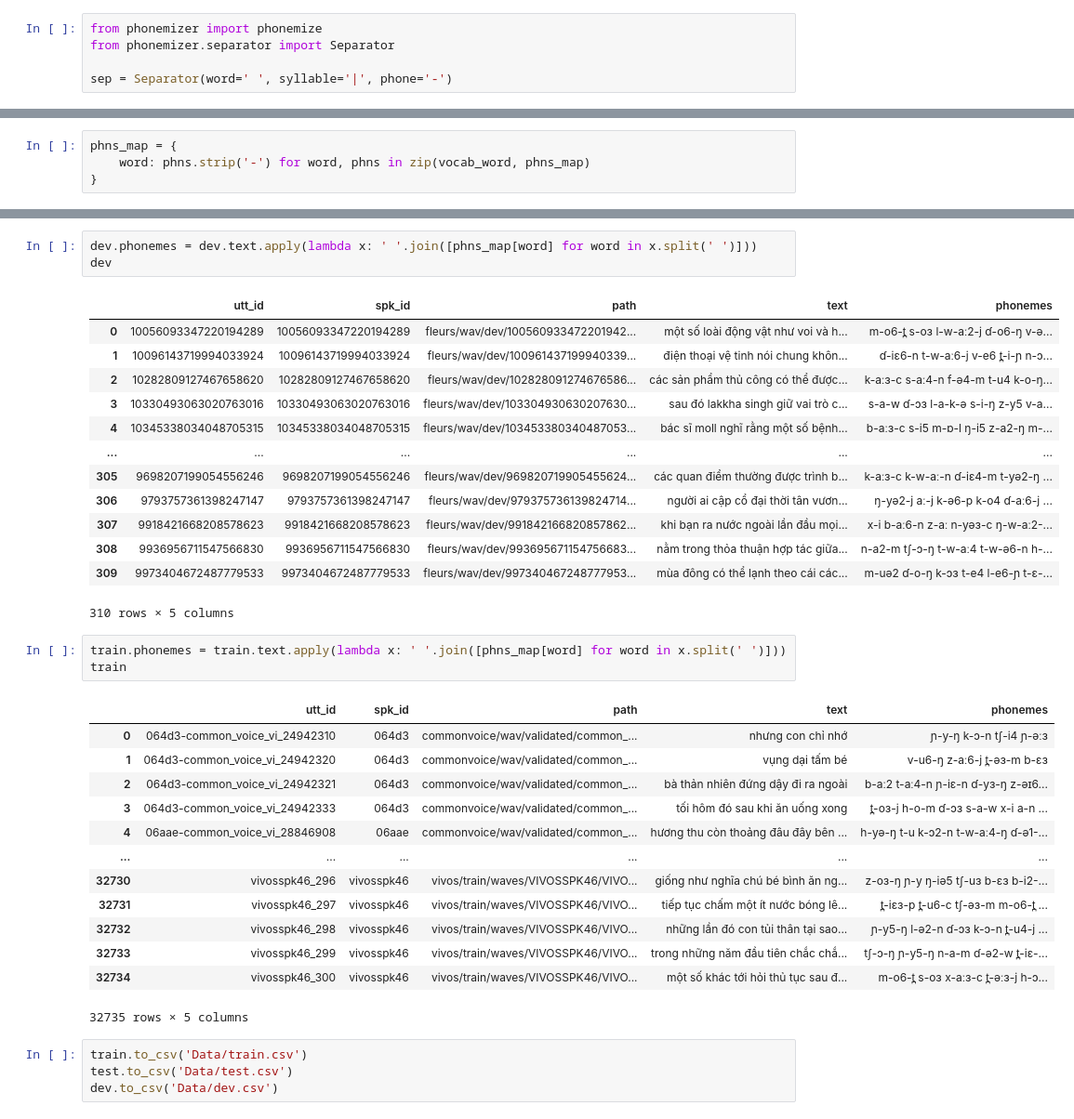
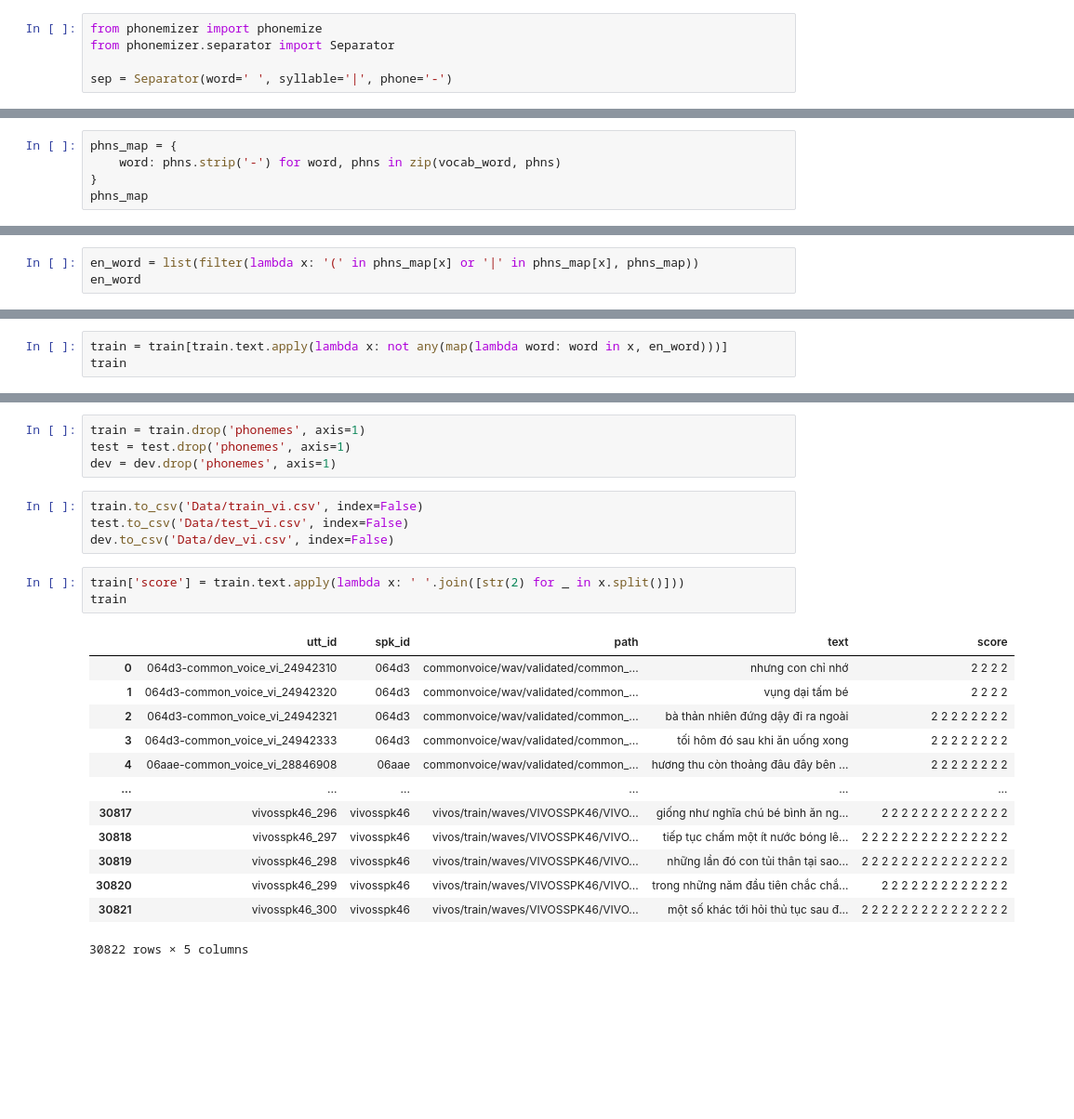
Before and after one commit to hoale0231/A-Deep-Learning-Based-Strategy-for-Vietnamese-Incorrect-Pronunciation-Detection, a Jupyter notebook: preprocessing.ipynb, the cells around one changed output, grey strips where cells are left out. Shown at 93% size. Drawn from its saved outputs; the diff is of its cells as text; blank space fills up the shorter version.

```diff
--- a/preprocessing.ipynb
+++ b/preprocessing.ipynb
@@ -42,4 +65,5 @@ sep = Separator(word=' ', syllable='|', phone='-')
 # %%
 phns_map = {
-    word: phns.strip('-') for word, phns in zip(vocab_word, phns_map)
+    word: phns.strip('-') for word, phns in zip(vocab_word, phns)
 }
+phns_map
@@ -65,0 +88,3 @@ phns_map
+# %%
+en_word = list(filter(lambda x: '(' in phns_map[x] or '|' in phns_map[x], phns_map))
+en_word
@@ -65,0 +93,3 @@ phns_map
+# %%
+train = train[train.text.apply(lambda x: not any(map(lambda word: word in x, en_word)))]
+train
@@ -66,38 +127,25 @@ phns_map
+# %%
+train = train.drop('phonemes', axis=1)
+test = test.drop('phonemes', axis=1)
+dev = dev.drop('phonemes', axis=1)
+# %%
+train.to_csv('Data/train_vi.csv', index=False)
+test.to_csv('Data/test_vi.csv', index=False)
+dev.to_csv('Data/dev_vi.csv', index=False)
 # %%
-dev.phonemes = dev.text.apply(lambda x: ' '.join([phns_map[word] for word in x.split(' ')]))
-dev
+train['score'] = train.text.apply(lambda x: ' '.join([str(2) for _ in x.split()]))
+train
 # %% [output]
-|  | utt_id | spk_id | path | text | phonemes |
-| 0 | 10056093347220194289 | 10056093347220194289 | fleurs/wav/dev/100560933472201942... | một số loài động vật như voi và h... | m-o6-t̪ s-oɜ l-w-aː2-j ɗ-o6-ŋ v-ə... |
-| 1 | 10096143719994033924 | 10096143719994033924 | fleurs/wav/dev/100961437199940339... | điện thoại vệ tinh nói chung khôn... | ɗ-iɛ6-n t-w-aː6-j v-e6 t̪-i-ɲ n-ɔ... |
-| 2 | 10282809127467658620 | 10282809127467658620 | fleurs/wav/dev/102828091274676586... | các sản phẩm thủ công có thể được... | k-aːɜ-c s-aː4-n f-ə4-m t-u4 k-o-ŋ... |
-| 3 | 10330493063020763016 | 10330493063020763016 | fleurs/wav/dev/103304930630207630... | sau đó lakkha singh giữ vai trò c... | s-a-w ɗ-ɔɜ l-a-k-ə s-i-ŋ z-y5 v-a... |
-| 4 | 10345338034048705315 | 10345338034048705315 | fleurs/wav/dev/103453380340487053... | bác sĩ moll nghĩ rằng một số bệnh... | b-aːɜ-c s-i5 m-ɒ-l ŋ-i5 z-a2-ŋ m-... |
+|  | utt_id | spk_id | path | text | score |
+| 0 | 064d3-common_voice_vi_24942310 | 064d3 | commonvoice/wav/validated/common_... | nhưng con chỉ nhớ | 2 2 2 2 |
+| 1 | 064d3-common_voice_vi_24942320 | 064d3 | commonvoice/wav/validated/common_... | vụng dại tấm bé | 2 2 2 2 |
+| 2 | 064d3-common_voice_vi_24942321 | 064d3 | commonvoice/wav/validated/common_... | bà thản nhiên đứng dậy đi ra ngoài | 2 2 2 2 2 2 2 2 |
+| 3 | 064d3-common_voice_vi_24942333 | 064d3 | commonvoice/wav/validated/common_... | tối hôm đó sau khi ăn uống xong | 2 2 2 2 2 2 2 2 |
+| 4 | 06aae-common_voice_vi_28846908 | 06aae | commonvoice/wav/validated/common_... | hương thu còn thoảng đâu đây bên ... | 2 2 2 2 2 2 2 2 |
 | ... | ... | ... | ... | ... | ... |
-| 305 | 9698207199054556246 | 9698207199054556246 | fleurs/wav/dev/969820719905455624... | các quan điểm thường được trình b... | k-aːɜ-c k-w-aː-n ɗ-iɛ4-m t-yə2-ŋ ... |
-| 306 | 9793757361398247147 | 9793757361398247147 | fleurs/wav/dev/979375736139824714... | người ai cập cổ đại thời tân vươn... | ŋ-yə2-j aː-j k-ə6-p k-o4 ɗ-aː6-j ... |
-| 307 | 9918421668208578623 | 9918421668208578623 | fleurs/wav/dev/991842166820857862... | khi bạn ra nước ngoài lần đầu mọi... | x-i b-aː6-n z-aː n-yəɜ-c ŋ-w-aː2-... |
-| 308 | 9936956711547566830 | 9936956711547566830 | fleurs/wav/dev/993695671154756683... | nằm trong thỏa thuận hợp tác giữa... | n-a2-m tʃ-ɔ-ŋ t-w-aː4 t-w-ə6-n h-... |
-| 309 | 9973404672487779533 | 9973404672487779533 | fleurs/wav/dev/997340467248777953... | mùa đông có thể lạnh theo cái các... | m-uə2 ɗ-o-ŋ k-ɔɜ t-e4 l-e6-ɲ t-ɛ-... |
+| 30817 | vivosspk46_296 | vivosspk46 | vivos/train/waves/VIVOSSPK46/VIVO... | giống như nghĩa chú bé bình ăn ng... | 2 2 2 2 2 2 2 2 2 2 2 2 2 |
+| 30818 | vivosspk46_297 | vivosspk46 | vivos/train/waves/VIVOSSPK46/VIVO... | tiếp tục chấm một ít nước bóng lê... | 2 2 2 2 2 2 2 2 2 2 2 2 2 2 2 |
+| 30819 | vivosspk46_298 | vivosspk46 | vivos/train/waves/VIVOSSPK46/VIVO... | những lần đó con tủi thân tại sao... | 2 2 2 2 2 2 2 2 2 2 2 2 2 2 2 |
+| 30820 | vivosspk46_299 | vivosspk46 | vivos/train/waves/VIVOSSPK46/VIVO... | trong những năm đầu tiên chắc chắ... | 2 2 2 2 2 2 2 2 2 2 2 2 2 |
+| 30821 | vivosspk46_300 | vivosspk46 | vivos/train/waves/VIVOSSPK46/VIVO... | một số khác tới hỏi thủ tục sau đ... | 2 2 2 2 2 2 2 2 2 2 2 2 2 2 2 |
-310 rows × 5 columns
+30822 rows × 5 columns
-# %%
-train.phonemes = train.text.apply(lambda x: ' '.join([phns_map[word] for word in x.split(' ')]))
-train
-# %% [output]
-|  | utt_id | spk_id | path | text | phonemes |
-| 0 | 064d3-common_voice_vi_24942310 | 064d3 | commonvoice/wav/validated/common_... | nhưng con chỉ nhớ | ɲ-y-ŋ k-ɔ-n tʃ-i4 ɲ-əːɜ |
-| 1 | 064d3-common_voice_vi_24942320 | 064d3 | commonvoice/wav/validated/common_... | vụng dại tấm bé | v-u6-ŋ z-aː6-j t̪-əɜ-m b-ɛɜ |
-| 2 | 064d3-common_voice_vi_24942321 | 064d3 | commonvoice/wav/validated/common_... | bà thản nhiên đứng dậy đi ra ngoài | b-aː2 t-aː4-n ɲ-iɛ-n ɗ-yɜ-ŋ z-əɪ6... |
-| 3 | 064d3-common_voice_vi_24942333 | 064d3 | commonvoice/wav/validated/common_... | tối hôm đó sau khi ăn uống xong | t̪-oɜ-j h-o-m ɗ-ɔɜ s-a-w x-i a-n ... |
-| 4 | 06aae-common_voice_vi_28846908 | 06aae | commonvoice/wav/validated/common_... | hương thu còn thoảng đâu đây bên ... | h-yə-ŋ t-u k-ɔ2-n t-w-aː4-ŋ ɗ-ə1-... |
-| ... | ... | ... | ... | ... | ... |
-| 32730 | vivosspk46_296 | vivosspk46 | vivos/train/waves/VIVOSSPK46/VIVO... | giống như nghĩa chú bé bình ăn ng... | z-oɜ-ŋ ɲ-y ŋ-iə5 tʃ-uɜ b-ɛɜ b-i2-... |
-| 32731 | vivosspk46_297 | vivosspk46 | vivos/train/waves/VIVOSSPK46/VIVO... | tiếp tục chấm một ít nước bóng lê... | t̪-iɛɜ-p t̪-u6-c tʃ-əɜ-m m-o6-t̪ ... |
-| 32732 | vivosspk46_298 | vivosspk46 | vivos/train/waves/VIVOSSPK46/VIVO... | những lần đó con tủi thân tại sao... | ɲ-y5-ŋ l-ə2-n ɗ-ɔɜ k-ɔ-n t̪-u4-j ... |
-| 32733 | vivosspk46_299 | vivosspk46 | vivos/train/waves/VIVOSSPK46/VIVO... | trong những năm đầu tiên chắc chắ... | tʃ-ɔ-ŋ ɲ-y5-ŋ n-a-m ɗ-ə2-w t̪-iɛ-... |
-| 32734 | vivosspk46_300 | vivosspk46 | vivos/train/waves/VIVOSSPK46/VIVO... | một số khác tới hỏi thủ tục sau đ... | m-o6-t̪ s-oɜ x-aːɜ-c t̪-əːɜ-j h-ɔ... |
-32735 rows × 5 columns
-# %%
-train.to_csv('Data/train.csv')
-test.to_csv('Data/test.csv')
-dev.to_csv('Data/dev.csv')
```
Also changed, not shown: parts of 10 cells of this notebook, 11 other files.
